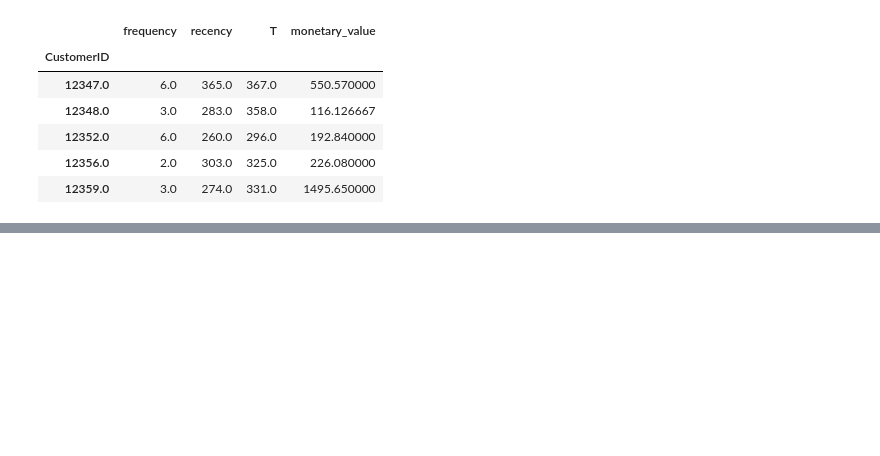
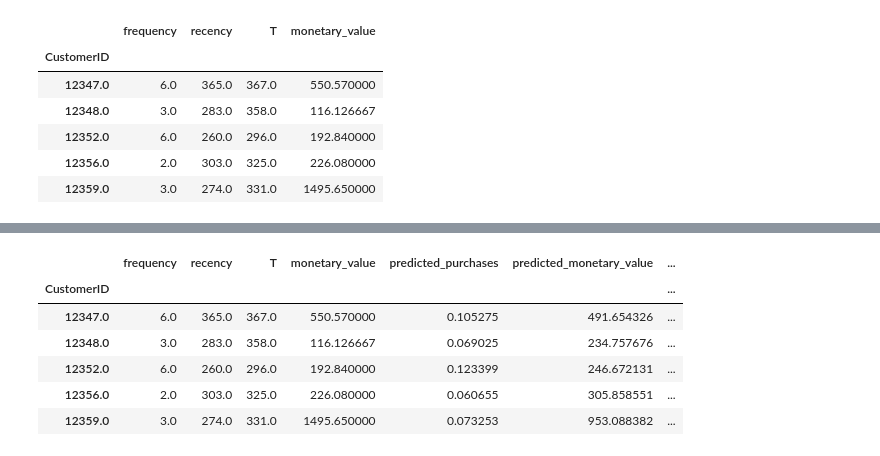
Before and after one commit to Dataisgood-com/CLV_analysis, a Jupyter notebook: clv_analysis.ipynb, the cells around one changed output, grey strips where cells are left out. Saved outputs shown, nothing was run; the diff lists cells and outputs as text; code cells hidden in the pictures; blank space fills up the shorter version.

```diff
--- a/clv_analysis.ipynb
+++ b/clv_analysis.ipynb
@@ -145,0 +175,3 @@ RFM.head()
+# %%
+bgf = BetaGeoFitter(penalizer_coef=0.0)  # Create a BG/NBD model instance
+bgf.fit(RFM['frequency'], RFM['recency'], RFM['T'])  # Fit the model with your data
@@ -145,0 +185,7 @@ RFM.head()
+# %%
+# Predict future customer transactions (let's say for the next 6 months)
+predicted_purchases = bgf.predict(6, RFM['frequency'], RFM['recency'], RFM['T'])
+
+# Display the predicted purchases for each customer
+RFM['predicted_purchases'] = predicted_purchases
+print(RFM[['frequency', 'recency', 'T', 'predicted_purchases']].head())
@@ -145,0 +203,11 @@ RFM.head()
+# %%
+# Fit the Gamma-Gamma model to your data (assuming you have 'monetary_value' column)
+ggf = GammaGammaFitter(penalizer_coef=0.0)  # Adjust the penalizer_coef if needed
+ggf.fit(RFM['frequency'], RFM['monetary_value'])
+
+# Predict the expected monetary value for each transaction
+predicted_monetary_value = ggf.conditional_expected_average_profit(RFM['frequency'], RFM['monetary_value'])
+
+# Display the predicted monetary value for each transaction
+RFM['predicted_monetary_value'] = predicted_monetary_value
+print(RFM[['frequency', 'monetary_value', 'predicted_monetary_value']].head())
@@ -145,0 +225,6 @@ RFM.head()
+# %%
+# Calculate the CLV prediction for each customer
+RFM['predicted_CLV'] = RFM['predicted_purchases'] * RFM['predicted_monetary_value']
+
+# Display the predicted CLV for each customer
+print(RFM[['predicted_CLV']].head())
@@ -145,0 +242,14 @@ RFM.head()
+# %%
+# Segment customers into quantiles based on predicted CLV
+RFM['Segment'] = pd.qcut(RFM['predicted_CLV'], q=4, labels=['Hibernating', 'Need Attention', 'Loyal Customers', 'Champions'])
+
+# Display the CLV quantile for each customer
+RFM.head()
+# %% [output]
+|  | frequency | recency | T | monetary_value | predicted_purchases | predicted_monetary_value | ... |
+| CustomerID |  |  |  |  |  |  | ... |
+| 12347.0 | 6.0 | 365.0 | 367.0 | 550.570000 | 0.105275 | 491.654326 | ... |
+| 12348.0 | 3.0 | 283.0 | 358.0 | 116.126667 | 0.069025 | 234.757676 | ... |
+| 12352.0 | 6.0 | 260.0 | 296.0 | 192.840000 | 0.123399 | 246.672131 | ... |
+| 12356.0 | 2.0 | 303.0 | 325.0 | 226.080000 | 0.060655 | 305.858551 | ... |
+| 12359.0 | 3.0 | 274.0 | 331.0 | 1495.650000 | 0.073253 | 953.088382 | ... |
```
Also changed, not shown: parts of 16 cells of this notebook.
